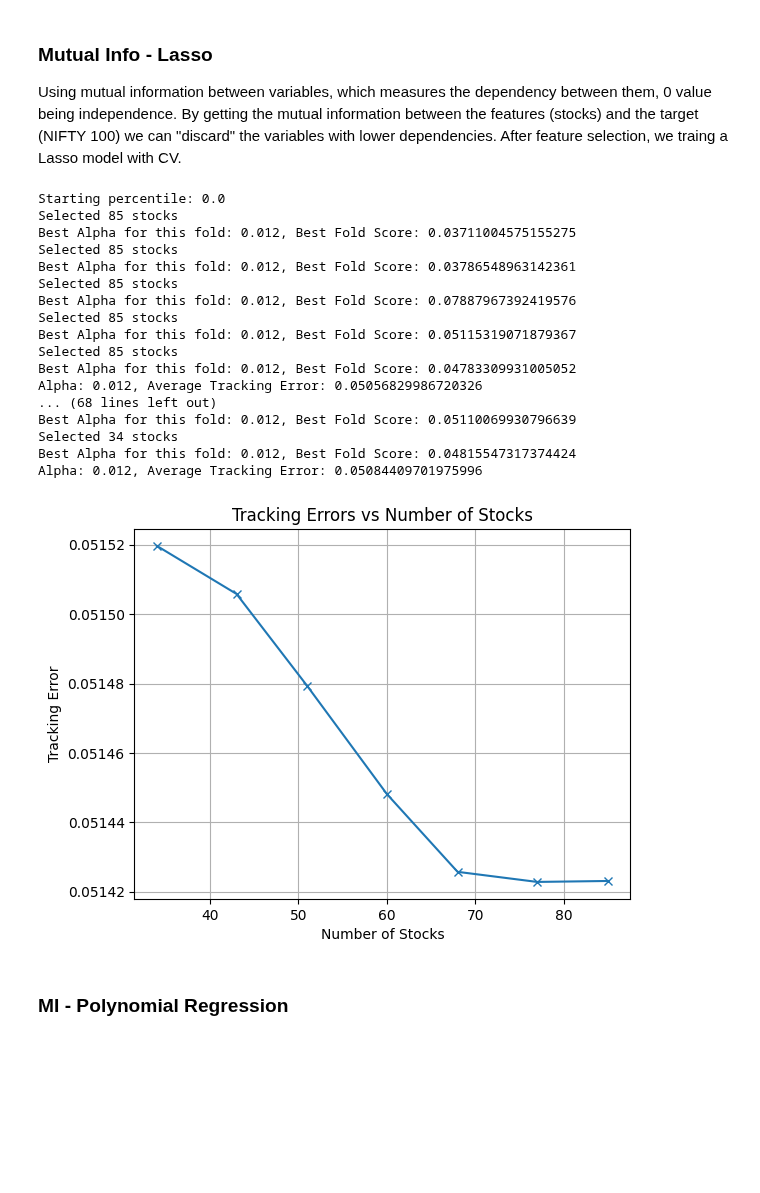
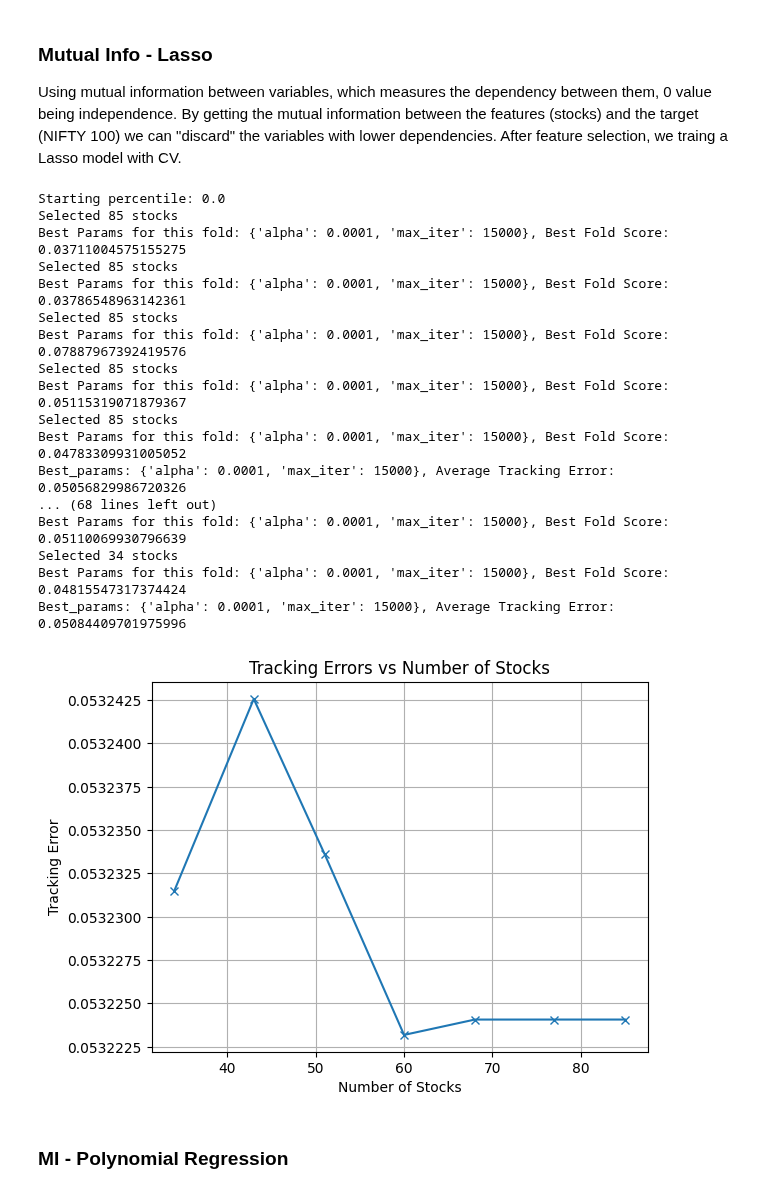
Before and after one commit to dbriito13/CSCA5622, a Jupyter notebook: nifty-50-partial-replication.ipynb, the cells around one changed output. Saved outputs shown, nothing was run; the diff lists cells and outputs as text; code cells hidden in the pictures; blank space fills up the shorter version.

Commit message:
Adapted MI Experiment method to take models & params as input

```diff
--- a/nifty-50-partial-replication.ipynb
+++ b/nifty-50-partial-replication.ipynb
@@ -300,7 +300,7 @@ Using mutual information between variables, which measures the dependency betwee
 # %%
 from sklearn.preprocessing import StandardScaler
 
-def MI_Lasso(percentile, X, y):
+def MI_Experiment(percentile, X, y, model_class, params):
     tscv = TimeSeriesSplit(n_splits=5)
     stocks = []
     num_stocks = []
@@ -331,22 +331,22 @@ def MI_Lasso(percentile, X, y):
         num_stocks.append(len(selected_features))
         stocks.append(selected_features)
 
-        best_alpha = None
+        best_params = None
         best_score = float('inf')  # Assuming lower is better for your metric
-        for alph in [0.0001, 0.00025, 0.0005, 0.00075, 0.001, 0.002, 0.0025]:
-            lasso = Lasso(alpha=alph, max_iter=15000)
-            lasso.fit(X_train_selected, y_train_cv)
+        for param in ParameterGrid(params):
+            model = model_class(**param)
+            model.fit(X_train_selected, y_train_cv)
 
-            y_pred = lasso.predict(X_test_selected)
+            y_pred = model.predict(X_test_selected)
             fold_score = tracking_error(y_test_cv.values, y_pred)
-            adj_fold_score = adj_tracking_error(y_test_cv.values, X_test_selected, lasso)
+            adj_fold_score = adj_tracking_error(y_test_cv.values, X_test_selected, model)
             # print(f"Alpha: {alpha}, Fold Score: {fold_score}")
 
             if fold_score < best_score:
                 best_score = fold_score
-                best_alpha = alpha
+                best_params = param
 
-        print(f"Best Alpha for this fold: {best_alpha}, Best Fold Score: {best_score}")
+        print(f"Best Params for this fold: {best_params}, Best Fold Score: {best_score}")
         fold_scores.append(best_score)
         adj_fold_scores.append(adj_fold_score)
 
@@ -358,7 +358,7 @@ def MI_Lasso(percentile, X, y):
     average_selected_features = np.mean(num_stocks)
 
     # Print the tracking error for this alpha
-    print(f"Alpha: {alpha}, Average Tracking Error: {average_score}")
+    print(f"Best_params: {best_params}, Average Tracking Error: {average_score}")
 
     return stocks, average_selected_features, average_score, average_adj_score
 # %%
@@ -368,48 +368,52 @@ df_total_returns = 100*df_total_returns
 X = df_total_returns.drop(columns=['NIFTY 50', 'NIFTY BANK', 'NIFTY_100'])
 y = df_total_returns['NIFTY_100']
 
-alphas = [0.001, 0.002, 0.003, 0.004, 0.005, 0.006, 0.007, 0.008, 0.009, 0.01, 0.011, 0.012]
 tracking_errors = []
 adj_tracking_errors = []
 num_stocks_list = []
 
 percentiles = [0.0, 0.1, 0.2, 0.3, 0.4, 0.5, 0.6]
+param_grid = {
+    'alpha': [0.0001, 0.00025, 0.0005, 0.00075, 0.001, 0.0025, 0.005, 0.01],
+    'max_iter': [15000]
+}
+
 
 for percentile in percentiles:
     print(f"Starting percentile: {percentile}")
-    _, num_stocks, tracking_err, adj_tracking_err = MI_Lasso(percentile, X, y)
+    _, num_stocks, tracking_err, adj_tracking_err = MI_Experiment(percentile, X, y, Lasso, param_grid)
     num_stocks_list.append(num_stocks)
     tracking_errors.append(tracking_err)
     adj_tracking_errors.append(adj_tracking_err)
 
 # Plotting the results
 fig, ax1 = plt.subplots()
 
 # Plotting number of stocks on the primary y-axis
 plt.plot(num_stocks_list, adj_tracking_errors, marker='x')
 plt.xlabel('Number of Stocks')
 plt.ylabel('Tracking Error')
 plt.title('Tracking Errors vs Number of Stocks')
 plt.grid(True)
 plt.show()
 # %% [output]
 Starting percentile: 0.0
 Selected 85 stocks
-Best Alpha for this fold: 0.012, Best Fold Score: 0.03711004575155275
+Best Params for this fold: {'alpha': 0.0001, 'max_iter': 15000}, Best Fold Score: 0.03711004575155275
 Selected 85 stocks
-Best Alpha for this fold: 0.012, Best Fold Score: 0.03786548963142361
+Best Params for this fold: {'alpha': 0.0001, 'max_iter': 15000}, Best Fold Score: 0.03786548963142361
 Selected 85 stocks
-Best Alpha for this fold: 0.012, Best Fold Score: 0.07887967392419576
+Best Params for this fold: {'alpha': 0.0001, 'max_iter': 15000}, Best Fold Score: 0.07887967392419576
 Selected 85 stocks
-Best Alpha for this fold: 0.012, Best Fold Score: 0.05115319071879367
+Best Params for this fold: {'alpha': 0.0001, 'max_iter': 15000}, Best Fold Score: 0.05115319071879367
 Selected 85 stocks
-Best Alpha for this fold: 0.012, Best Fold Score: 0.04783309931005052
-Alpha: 0.012, Average Tracking Error: 0.05056829986720326
+Best Params for this fold: {'alpha': 0.0001, 'max_iter': 15000}, Best Fold Score: 0.04783309931005052
+Best_params: {'alpha': 0.0001, 'max_iter': 15000}, Average Tracking Error: 0.05056829986720326
 ... (68 lines left out)
-Best Alpha for this fold: 0.012, Best Fold Score: 0.05110069930796639
+Best Params for this fold: {'alpha': 0.0001, 'max_iter': 15000}, Best Fold Score: 0.05110069930796639
 Selected 34 stocks
-Best Alpha for this fold: 0.012, Best Fold Score: 0.04815547317374424
-Alpha: 0.012, Average Tracking Error: 0.05084409701975996
+Best Params for this fold: {'alpha': 0.0001, 'max_iter': 15000}, Best Fold Score: 0.04815547317374424
+Best_params: {'alpha': 0.0001, 'max_iter': 15000}, Average Tracking Error: 0.05084409701975996
-[figure, old version]
+[figure, new version]
 # %% [markdown]
 ### MI - Polynomial Regression
```
Also changed, not shown: parts of 3 cells of this notebook.
